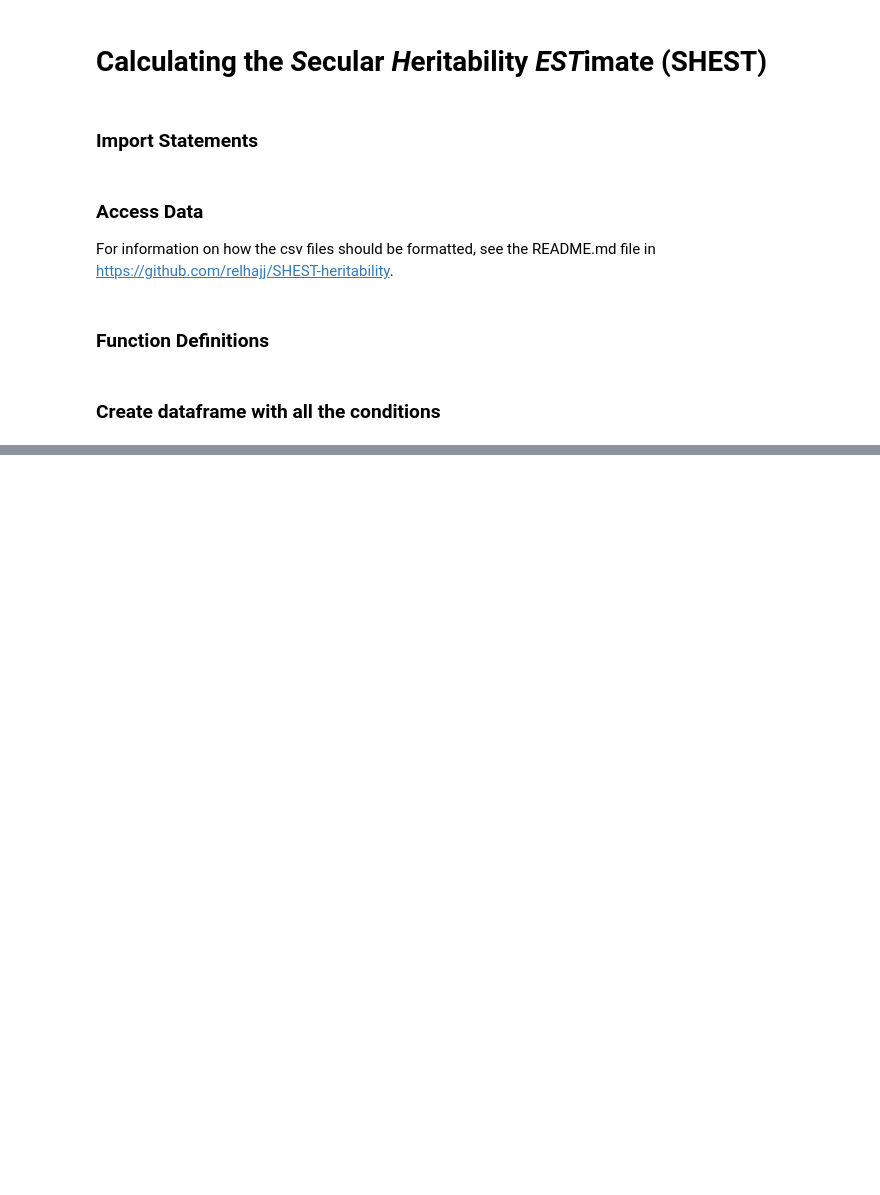
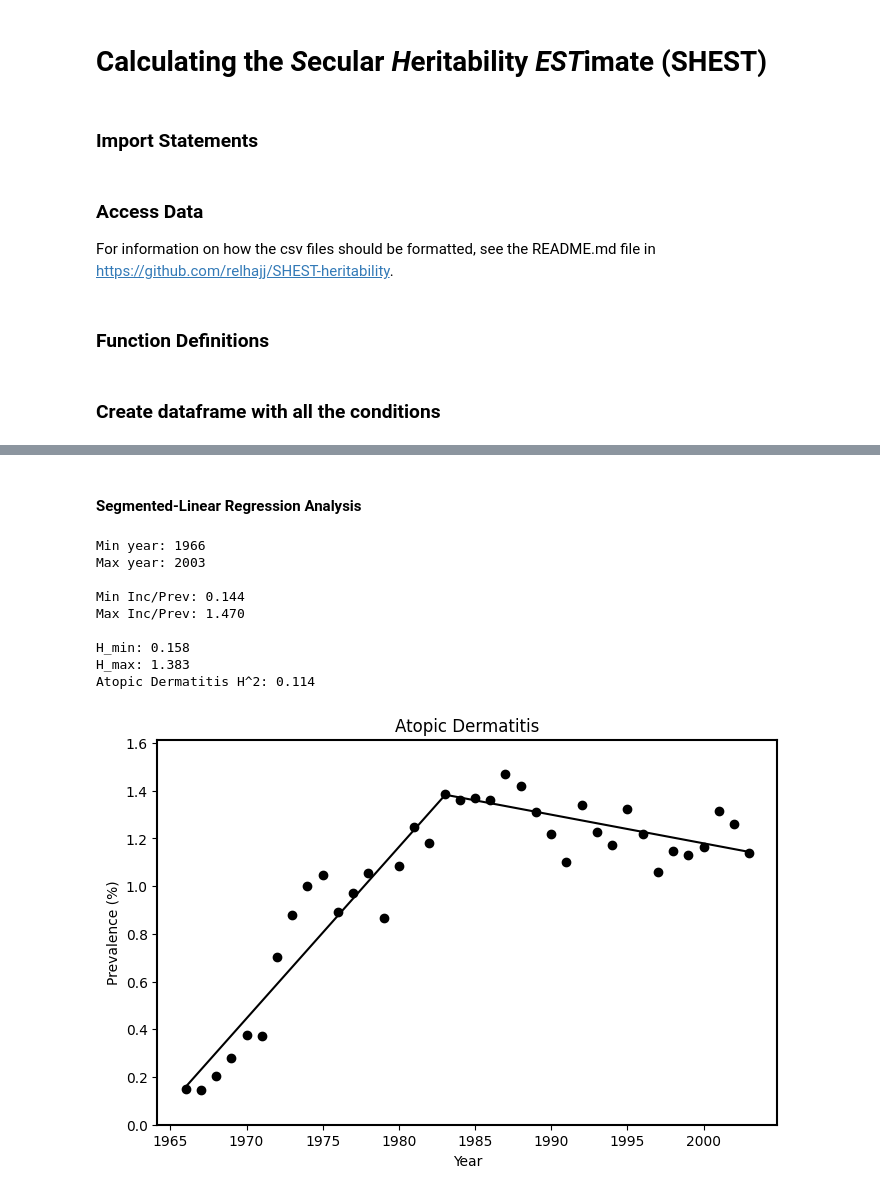
Before and after one commit to relhajj/SHEST-heritability, a Jupyter notebook: SHEST_calculator.ipynb, the cells around one changed output, grey strips where cells are left out. Saved outputs shown, nothing was run; the diff lists cells and outputs as text; code cells hidden in the pictures; blank space fills up the shorter version.

```diff
--- a/SHEST_calculator.ipynb
+++ b/SHEST_calculator.ipynb
@@ -364,0 +555,15 @@ minmax_time("testicular_cancer_2.0", "Testicular Cancer", "Incidence / 100000",
+# %% [markdown]
+#### Segmented-Linear Regression Analysis
+# %%
+eqn = fit_segmented("atopic_dermatitis", "Atopic Dermatitis", "Prevalence (%)", 0, [1982])
+# %% [output]
+Min year: 1966
+Max year: 2003
+
+Min Inc/Prev: 0.144
+Max Inc/Prev: 1.470
+
+H_min: 0.158
+H_max: 1.383
+Atopic Dermatitis H^2: 0.114
+[figure, added]
```
Also changed, not shown: parts of 40 cells of this notebook.
